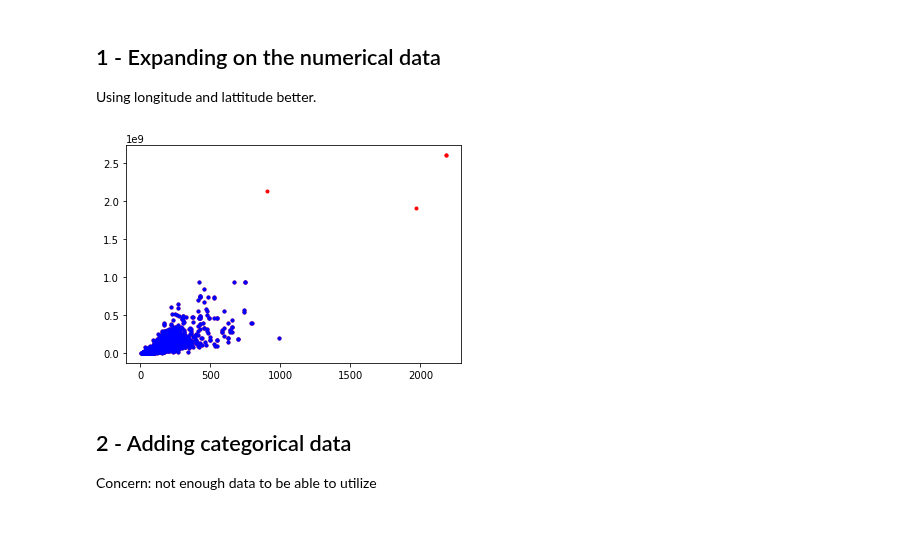
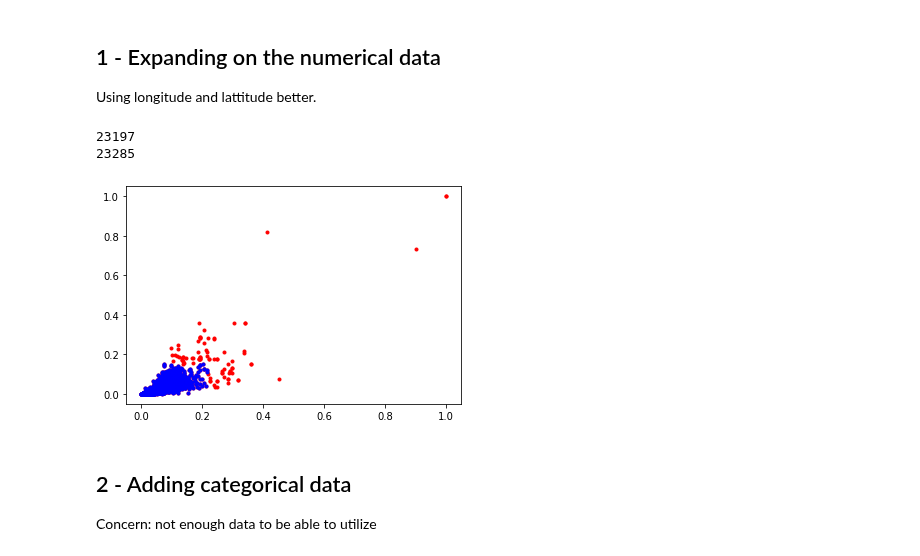
Before and after one commit to henrfj/TDT4173-ML, a Jupyter notebook: henrik-testsite/next_level_testing.ipynb, the cells around one changed output. Cells and saved outputs as stored; diff of their text form; code cells hidden in the pictures; blank space fills up the shorter version.

```diff
--- a/henrik-testsite/next_level_testing.ipynb
+++ b/henrik-testsite/next_level_testing.ipynb
@@ -103,13 +103,29 @@ test.isna().mean().plot.bar(ax=ax2, title='Fraction of NaN values in the testing
 Using longitude and lattitude better.
 # %%
 # Remove outlayers
-outliers_value = 20
-no_outlayers = train[(np.abs(stats.zscore(train['price'])) < outliers_value)]
-plt.plot(train['area_total'], train['price'], 'r.')
+outliers_value = 7
+some_features = ["area_total", "area_kitchen", "area_living", "floor", "rooms", "ceiling", "bathrooms_shared", "bathrooms_private", "balconies", "latitude", "longitude", "constructed", "price"]
+
+normalized_train = train[some_features]
+normalized_train = (normalized_train-normalized_train.min())/(normalized_train.max()-normalized_train.min())
+
+
+no_outlayers = normalized_train[(np.abs(stats.zscore(normalized_train[["area_total", "price"]])) < outliers_value).all(axis=1)]
+
+#no_outlayers = normalized_train[(np.abs(stats.zscore(normalized_train['price'])) < outliers_value))]
+print(len(no_outlayers))
+print(len(normalized_train))
+
+
+plt.plot(normalized_train['area_total'], normalized_train['price'], 'r.')
 plt.plot(no_outlayers['area_total'], no_outlayers['price'], 'b.')
+#plt.xscale("log")
+#plt.yscale("log")
 plt.show()
 # %% [output]
+23197
+23285
-[figure, old version]
+[figure, new version]
 # %%
 # All numerical features
 numerical_features = ["area_total", "area_kitchen", "area_living", "floor", "rooms", "ceiling", "bathrooms_shared", "bathrooms_private", "balconies", "latitude", "longitude", "constructed"]
```
Also changed, not shown: parts of 1 cell of this notebook, 2 other files.
